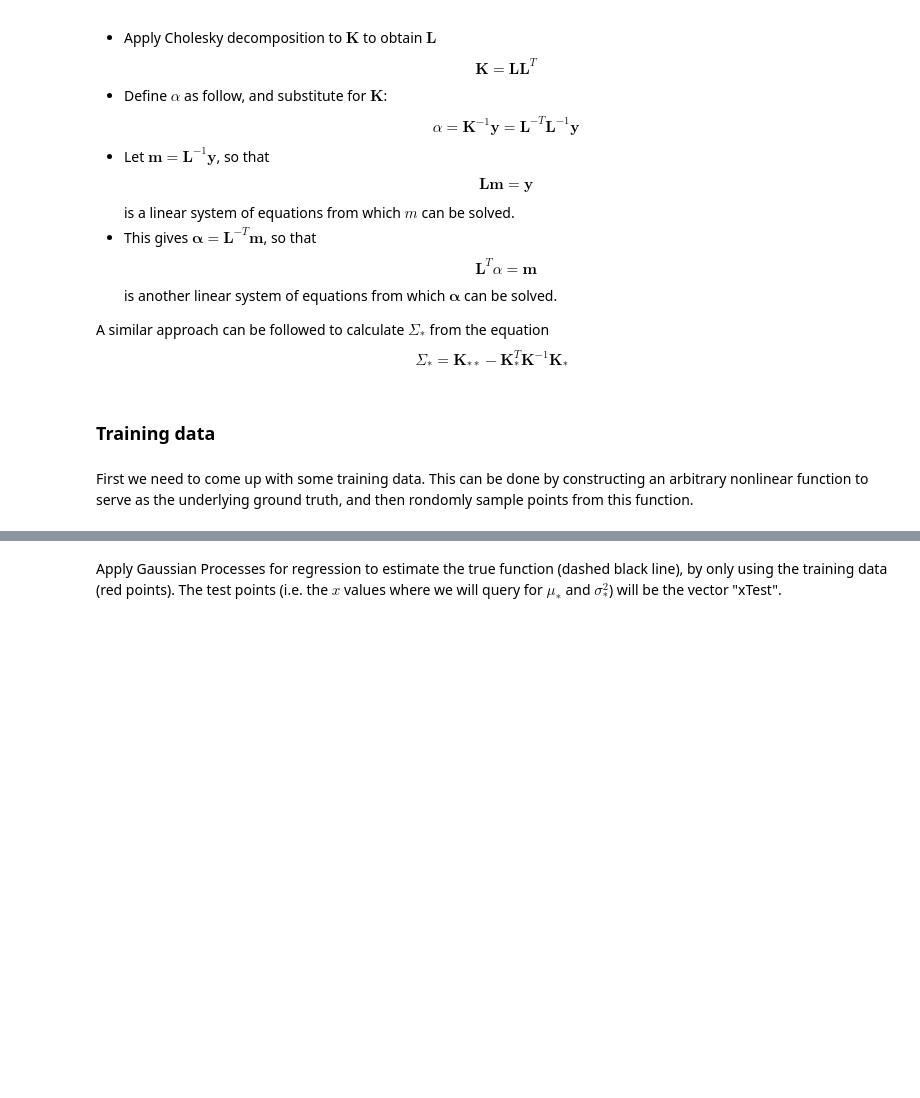
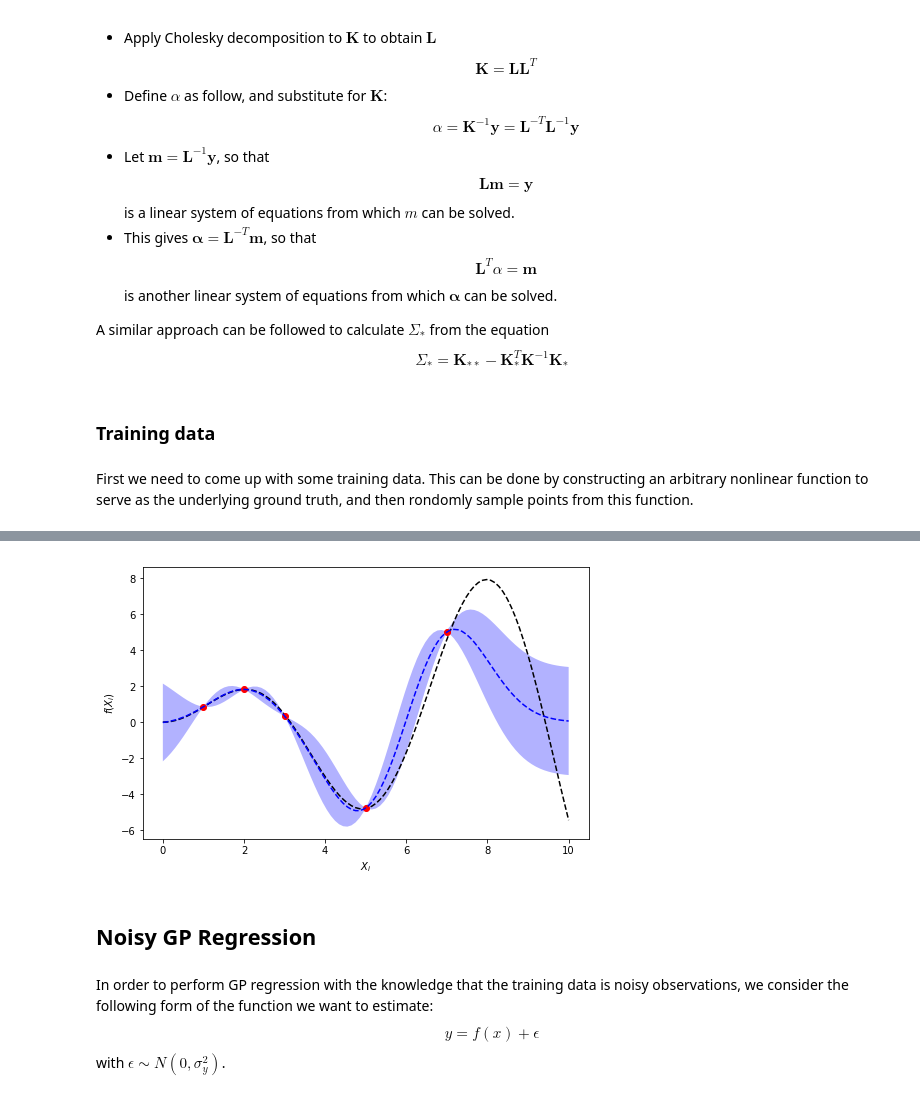
Before and after one commit to MegaYEye/gaussian_processes_tutorial, a Jupyter notebook: gp_code.ipynb, the cells around one changed output, grey strips where cells are left out. Drawn from its saved outputs; the diff is of its cells as text; code cells hidden in the pictures; blank space fills up the shorter version.

```diff
--- a/gp_code.ipynb
+++ b/gp_code.ipynb
@@ -134,0 +152,20 @@ Define a kernel for calculating the covariance matrix, now with parameters that
+# %%
+# construct matrices K, K_*, K_** using kernel2
+hls = 1.0
+vvar = 1.0
+K = sqrExpKernel(xTrain.reshape(-1,1), xTrain.reshape(-1,1), hls, vvar)
+Ks = sqrExpKernel(xTrain.reshape(-1,1), xTest.reshape(-1,1), hls, vvar)
+Kss = sqrExpKernel(xTest.reshape(-1,1), xTest.reshape(-1,1), hls, vvar)
+
+# calculate Cholesky decomposition of K
+L = np.linalg.cholesky(K + 0.00005*np.eye(nTrain))
+
+# calculate the predicted mean for the test points
+m = np.linalg.solve(L, yTrain)
+alpha = np.linalg.solve(L.T, m)
+muS = np.dot(Ks.T, alpha)
+
+# calculate the covariance matrix for the test points
+v = np.linalg.solve(L, Ks)
+sigmaS = Kss - np.dot(v.T, v)
+stdv = np.sqrt(sigmaS.diagonal())
@@ -135 +177,14 @@ Define a kernel for calculating the covariance matrix, now with parameters that
+# %%
+# plot 2D gaussian using 1st and last dim
+#plot2DProb(fPost, muS, sigmaS, d1=0, d2=10)
+#plotFunc(xTrue, yTrue, xTrain, yTrain, xTest, muS, stdv, sampleLinesX=xTest, sampleLines=fPost, save=False, fileName='figure')
+plotFunc(xTrue, yTrue, xTrain, yTrain, xTest, muS, 3*stdv, save=False, fileName='figure')
+# %% [output]
+[figure, added]
+# %% [markdown]
+## Noisy GP Regression
+# %% [markdown]
+In order to perform GP regression with the knowledge that the training data is noisy observations, we consider the following form of the function we want to estimate:
+$$ y = f(x) + \epsilon $$
+with $\epsilon \sim N(0, \sigma_y^2)$.
 # %%
@@ -144,5 +199,3 @@ def sqrExpKernel2(a, b, lSqrd, sfSqrd):
     return K
-# %% [markdown]
-Apply Gaussian Processes for regression to estimate the true function (dashed black line), by only using the training data (red points).  The test points (i.e. the $x$ values where we will query for $\mu_*$ and $\sigma_*^2$) will be the vector "xTest".
 # %%
 # construct matrices K, K_*, K_** using kernel2
```
Also changed, not shown: parts of 21 cells of this notebook, 1 other file.
